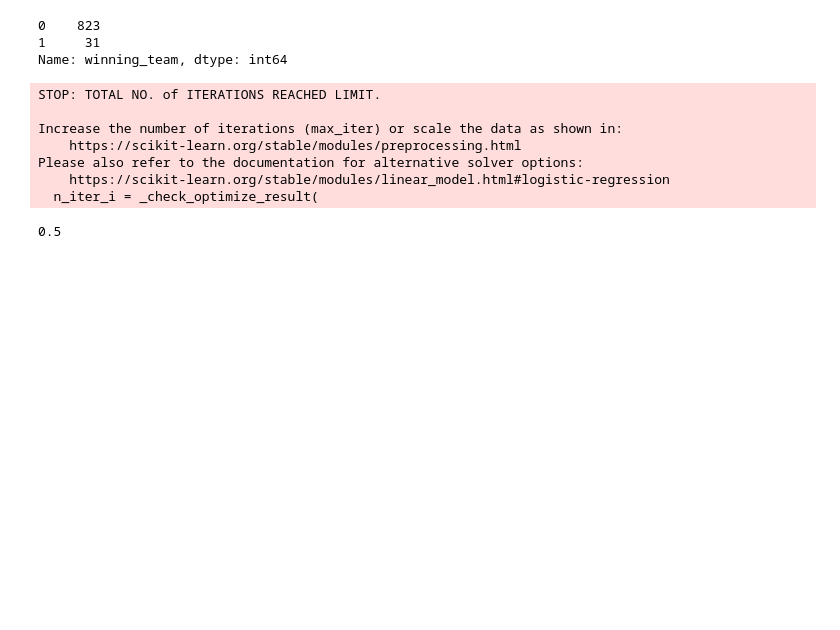
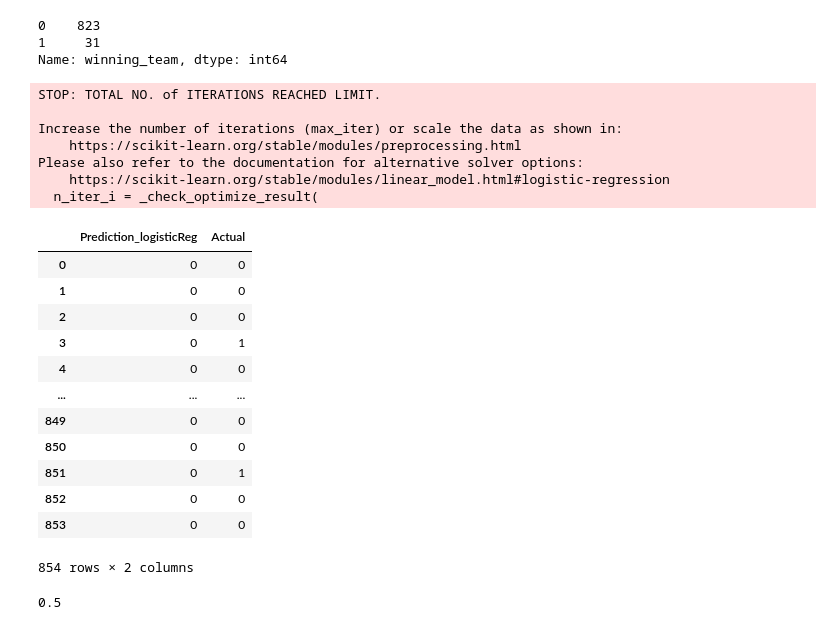
Before and after one commit to joeldemontigny/project-sports-analytics-NHL-3.0, a Jupyter notebook: Project_4_NHL/Testing_diff_model.ipynb, the cells around one changed output. Drawn from its saved outputs; the diff is of its cells as text; code cells hidden in the pictures; blank space fills up the shorter version.

Commit message:
added code for prediction

```diff
--- a/Project_4_NHL/Testing_diff_model.ipynb
+++ b/Project_4_NHL/Testing_diff_model.ipynb
@@ -93,9 +93,27 @@ Please also refer to the documentation for alternative solver options:
 # %%
 # Make a prediction using the testing data
 #Generate training predictions
 training_predictions = lr_model.predict(X_train)
 #Generate testing predictions
 testing_predictions = logistic_regression_model.predict(X_test)
+# Prediction for entire data set
+log_reg_pred = lr_model.predict(X)
+log_reg_pred_df=pd.DataFrame({"Prediction_logisticReg": log_reg_pred, "Actual": y})
+log_reg_pred_df
+# %% [output]
+|  | Prediction_logisticReg | Actual |
+| 0 | 0 | 0 |
+| 1 | 0 | 0 |
+| 2 | 0 | 0 |
+| 3 | 0 | 1 |
+| 4 | 0 | 0 |
+| ... | ... | ... |
+| 849 | 0 | 0 |
+| 850 | 0 | 0 |
+| 851 | 0 | 1 |
+| 852 | 0 | 0 |
+| 853 | 0 | 0 |
+854 rows × 2 columns
 # %%
 # Print the balanced_accuracy score of the model
 logistic_score = balanced_accuracy_score(y_test, testing_predictions)
```
Also changed, not shown: parts of 23 cells of this notebook.
